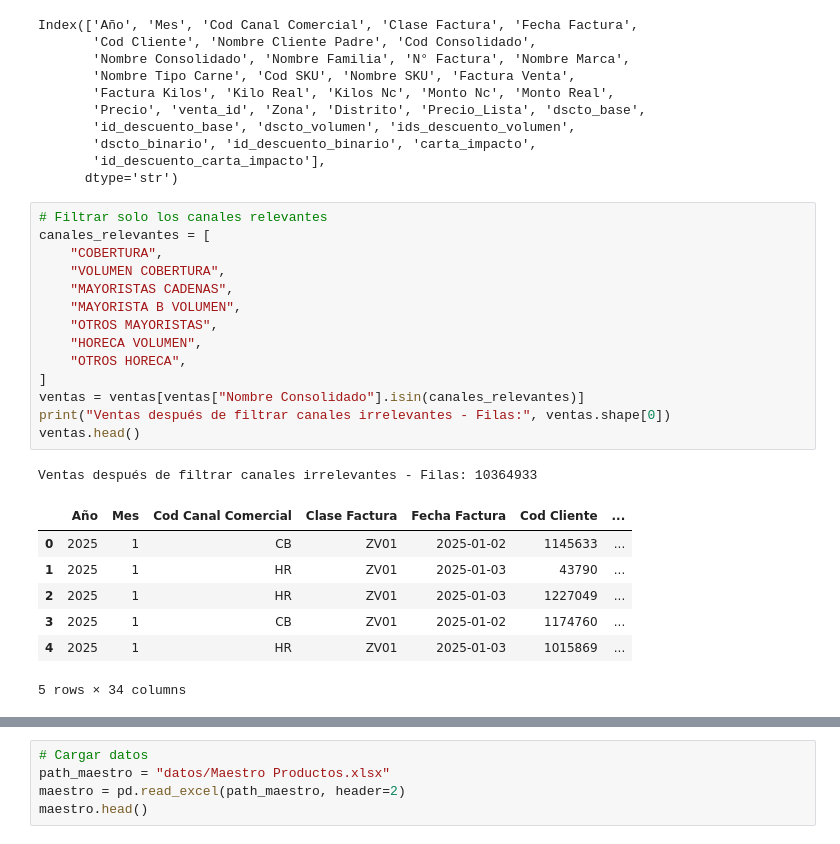
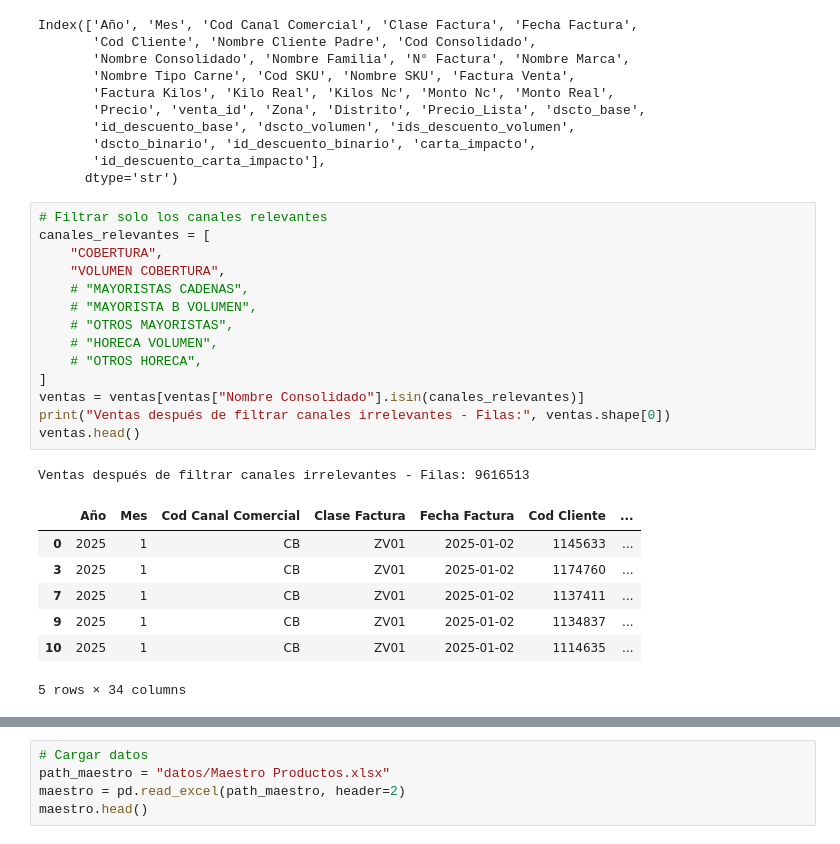
Before and after one commit to vmigonesumma/ci0103, a Jupyter notebook: comparacion_marcas.ipynb, the cells around one changed output, grey strips where cells are left out. Saved outputs shown, nothing was run; the diff lists cells and outputs as text.

```diff
--- a/comparacion_marcas.ipynb
+++ b/comparacion_marcas.ipynb
@@ -32,25 +53,25 @@ Index(['Año', 'Mes', 'Cod Canal Comercial', 'Clase Factura', 'Fecha Factura',
 # %%
 # Filtrar solo los canales relevantes
 canales_relevantes = [
     "COBERTURA",
     "VOLUMEN COBERTURA",
-    "MAYORISTAS CADENAS",
-    "MAYORISTA B VOLUMEN",
-    "OTROS MAYORISTAS",
-    "HORECA VOLUMEN",
-    "OTROS HORECA",
+    # "MAYORISTAS CADENAS",
+    # "MAYORISTA B VOLUMEN",
+    # "OTROS MAYORISTAS",
+    # "HORECA VOLUMEN",
+    # "OTROS HORECA",
 ]
 ventas = ventas[ventas["Nombre Consolidado"].isin(canales_relevantes)]
 print("Ventas después de filtrar canales irrelevantes - Filas:", ventas.shape[0])
 ventas.head()
 # %% [output]
-Ventas después de filtrar canales irrelevantes - Filas: 10364933
+Ventas después de filtrar canales irrelevantes - Filas: 9616513
 |  | Año | Mes | Cod Canal Comercial | Clase Factura | Fecha Factura | Cod Cliente | ... |
 | 0 | 2025 | 1 | CB | ZV01 | 2025-01-02 | 1145633 | ... |
-| 1 | 2025 | 1 | HR | ZV01 | 2025-01-03 | 43790 | ... |
-| 2 | 2025 | 1 | HR | ZV01 | 2025-01-03 | 1227049 | ... |
 | 3 | 2025 | 1 | CB | ZV01 | 2025-01-02 | 1174760 | ... |
-| 4 | 2025 | 1 | HR | ZV01 | 2025-01-03 | 1015869 | ... |
+| 7 | 2025 | 1 | CB | ZV01 | 2025-01-02 | 1137411 | ... |
+| 9 | 2025 | 1 | CB | ZV01 | 2025-01-02 | 1134837 | ... |
+| 10 | 2025 | 1 | CB | ZV01 | 2025-01-02 | 1114635 | ... |
 5 rows × 34 columns
 # %%
 cols = [
```
Also changed, not shown: parts of 13 cells of this notebook, 25 other files.
